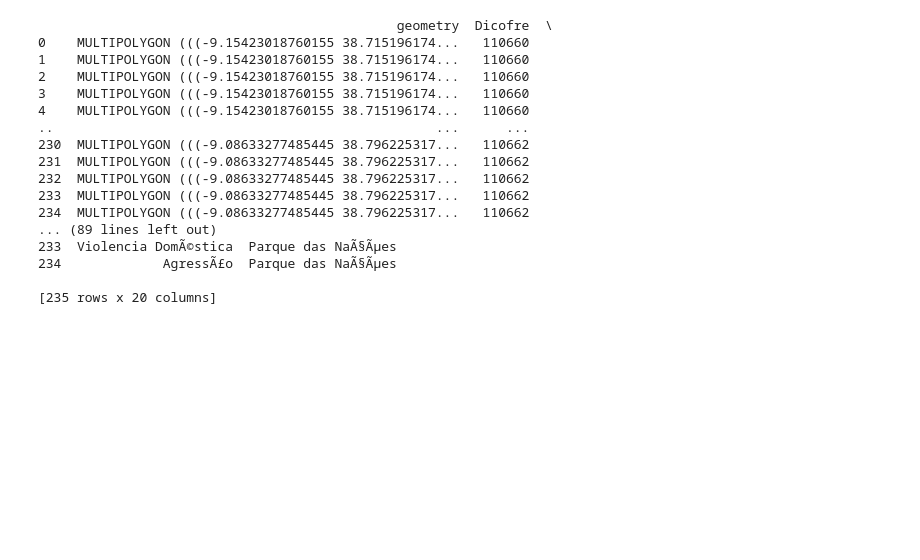
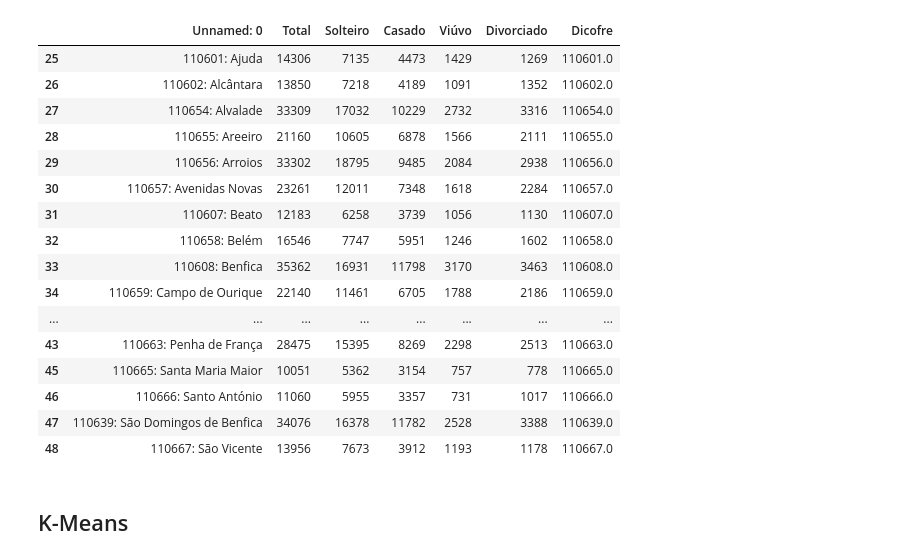
Before and after one commit to MrBrodinha/ade_2425, a Jupyter notebook: data.ipynb, the cells around one changed output. Cells and saved outputs as stored; diff of their text form; code cells hidden in the pictures; blank space fills up the shorter version.

```diff
--- a/data.ipynb
+++ b/data.ipynb
@@ -4,32 +8,48 @@ import numpy as np
 # %%
 # read every csv in originais directory
-df_crimes = pd.read_csv('originais/crimes_freguesias_boundaries.csv', sep=';', encoding='utf-8', encoding_errors='ignore')
-df_civil = pd.read_csv('originais/estado_civil.csv', sep=',', encoding='utf-8', encoding_errors='ignore')
-df_freguesias = pd.read_csv('originais/Freguesias_boundaries.csv', sep=';', encoding='utf-8', encoding_errors='ignore')
-df_etario = pd.read_csv('originais/grupo_etario.csv', sep=',', encoding='utf-8', encoding_errors='ignore')
-df_socioeconomico = pd.read_csv('originais/grupo_socioeconomico.csv', sep=',', encoding='utf-8', encoding_errors='ignore')
-df_housing = pd.read_csv('originais/housing_tenure.csv', sep=',', encoding='utf-8', encoding_errors='ignore')
-df_escolaridade = pd.read_csv('originais/nivel_escolaridade.csv', sep=',', encoding='utf-8', encoding_errors='ignore')
-df_desempregada = pd.read_csv('originais/populacao_desempregada.csv', sep=',', encoding='utf-8', encoding_errors='ignore')
-df_residente = pd.read_csv('originais/populacao_residente.csv', sep=',', encoding='utf-8', encoding_errors='ignore')
-df_renda = pd.read_csv('originais/valor_medio_rendas.csv', sep=';', encoding='utf-8', encoding_errors='ignore')
+df_crimes = pd.read_csv('originais/crimes_freguesias_boundaries.csv', sep=';')
+dicofres_available = df_crimes['Dicofre'].unique()
+
+# Datasets a considerar excluir
+df_civil = pd.read_csv('originais/estado_civil.csv', sep=';')
+df_etario = pd.read_csv('originais/grupo_etario_reduzido.csv', sep=',')
+
+# Datasets usados
+df_socioeconomico = pd.read_csv('originais/grupo_socioeconomico.csv', sep=';')
+df_housing = pd.read_csv('originais/housing_tenure.csv', sep=';')
+df_escolaridade = pd.read_csv('originais/nivel_escolaridade.csv', sep=';')
+df_desempregada = pd.read_csv('originais/populacao_desempregada.csv', sep=';')
+df_residente = pd.read_csv('originais/populacao_residente.csv', sep=';')
+df_renda = pd.read_csv('originais/valor_medio_rendas.csv', sep=';')
+
+# Excluir dicofres que não estão em df_crimes
+df_civil = df_civil[df_civil['Dicofre'].isin(dicofres_available)]
+df_etario = df_etario[df_etario['Dicofre'].isin(dicofres_available)]
+df_socioeconomico = df_socioeconomico[df_socioeconomico['Dicofre'].isin(dicofres_available)]
+df_housing = df_housing[df_housing['Dicofre'].isin(dicofres_available)]
+df_escolaridade = df_escolaridade[df_escolaridade['Dicofre'].isin(dicofres_available)]
+df_desempregada = df_desempregada[df_desempregada['Dicofre'].isin(dicofres_available)]
+df_residente = df_residente[df_residente['Dicofre'].isin(dicofres_available)]
+df_renda = df_renda[df_renda['Dicofre'].isin(dicofres_available)]
-# %%
-print(df_crimes)
-# %% [output]
-                                              geometry  Dicofre  \
-0    MULTIPOLYGON (((-9.15423018760155 38.715196174...   110660
-1    MULTIPOLYGON (((-9.15423018760155 38.715196174...   110660
-2    MULTIPOLYGON (((-9.15423018760155 38.715196174...   110660
-3    MULTIPOLYGON (((-9.15423018760155 38.715196174...   110660
-4    MULTIPOLYGON (((-9.15423018760155 38.715196174...   110660
-..                                                 ...      ...
-230  MULTIPOLYGON (((-9.08633277485445 38.796225317...   110662
-231  MULTIPOLYGON (((-9.08633277485445 38.796225317...   110662
-232  MULTIPOLYGON (((-9.08633277485445 38.796225317...   110662
-233  MULTIPOLYGON (((-9.08633277485445 38.796225317...   110662
-234  MULTIPOLYGON (((-9.08633277485445 38.796225317...   110662
-... (89 lines left out)
-233  Violencia DomÃ©stica  Parque das NaÃ§Ãµes
-234             AgressÃ£o  Parque das NaÃ§Ãµes
-
-[235 rows x 20 columns]
+# %%
+df_civil
+# %% [output]
+|  | Unnamed: 0 | Total | Solteiro | Casado | Viúvo | Divorciado | Dicofre |
+| 25 | 110601: Ajuda | 14306 | 7135 | 4473 | 1429 | 1269 | 110601.0 |
+| 26 | 110602: Alcântara | 13850 | 7218 | 4189 | 1091 | 1352 | 110602.0 |
+| 27 | 110654: Alvalade | 33309 | 17032 | 10229 | 2732 | 3316 | 110654.0 |
+| 28 | 110655: Areeiro | 21160 | 10605 | 6878 | 1566 | 2111 | 110655.0 |
+| 29 | 110656: Arroios | 33302 | 18795 | 9485 | 2084 | 2938 | 110656.0 |
+| 30 | 110657: Avenidas Novas | 23261 | 12011 | 7348 | 1618 | 2284 | 110657.0 |
+| 31 | 110607: Beato | 12183 | 6258 | 3739 | 1056 | 1130 | 110607.0 |
+| 32 | 110658: Belém | 16546 | 7747 | 5951 | 1246 | 1602 | 110658.0 |
+| 33 | 110608: Benfica | 35362 | 16931 | 11798 | 3170 | 3463 | 110608.0 |
+| 34 | 110659: Campo de Ourique | 22140 | 11461 | 6705 | 1788 | 2186 | 110659.0 |
+| ... | ... | ... | ... | ... | ... | ... | ... |
+| 43 | 110663: Penha de França | 28475 | 15395 | 8269 | 2298 | 2513 | 110663.0 |
+| 45 | 110665: Santa Maria Maior | 10051 | 5362 | 3154 | 757 | 778 | 110665.0 |
+| 46 | 110666: Santo António | 11060 | 5955 | 3357 | 731 | 1017 | 110666.0 |
+| 47 | 110639: São Domingos de Benfica | 34076 | 16378 | 11782 | 2528 | 3388 | 110639.0 |
+| 48 | 110667: São Vicente | 13956 | 7673 | 3912 | 1193 | 1178 | 110667.0 |
+# %% [markdown]
+## K-Means
```
Also changed, not shown: parts of 7 cells of this notebook, 4 other files.
